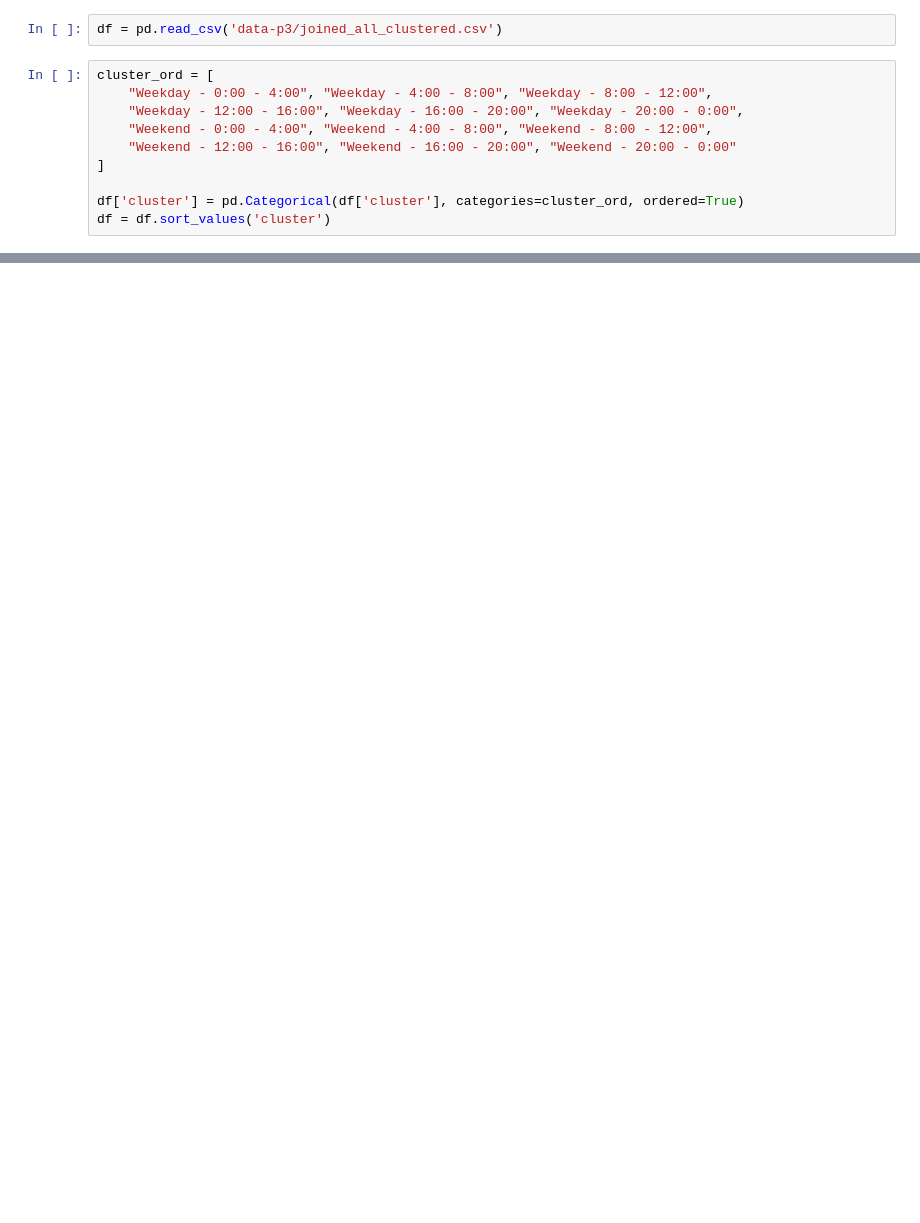
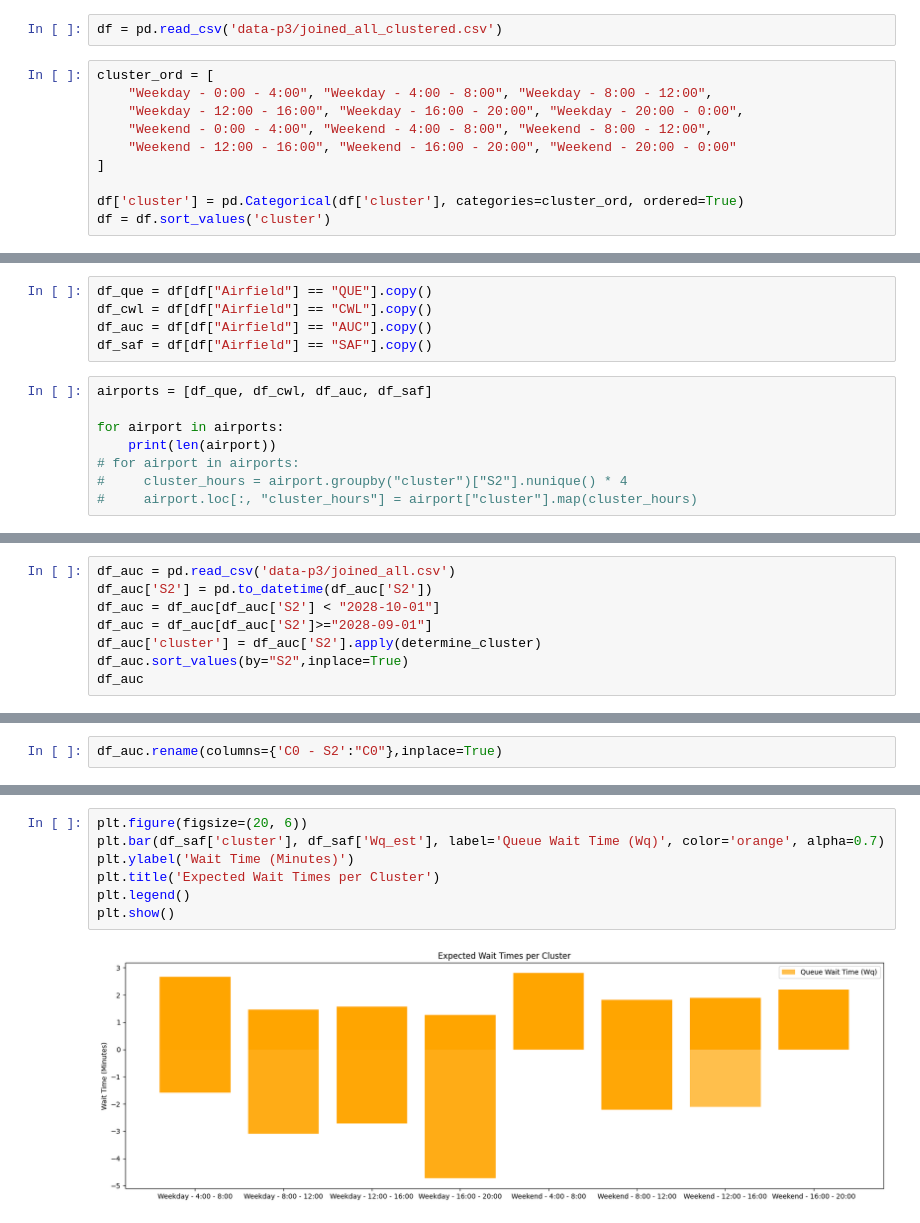
Before and after one commit to mairihallman/MAT-4376E-F24, a Jupyter notebook: 3-queueing-systems/regression.ipynb, the cells around one changed output, grey strips where cells are left out. Cells and saved outputs as stored; diff of their text form; blank space fills up the shorter version.

Commit message:
negative wait times (*sob*)

```diff
--- a/3-queueing-systems/regression.ipynb
+++ b/3-queueing-systems/regression.ipynb
@@ -129,0 +223,13 @@ df_qos
+# %%
+df_que = df[df["Airfield"] == "QUE"].copy()
+df_cwl = df[df["Airfield"] == "CWL"].copy()
+df_auc = df[df["Airfield"] == "AUC"].copy()
+df_saf = df[df["Airfield"] == "SAF"].copy()
+# %%
+airports = [df_que, df_cwl, df_auc, df_saf]
+
+for airport in airports:
+    print(len(airport))
+# for airport in airports:
+#     cluster_hours = airport.groupby("cluster")["S2"].nunique() * 4
+#     airport.loc[:, "cluster_hours"] = airport["cluster"].map(cluster_hours)
@@ -129,0 +243,8 @@ df_qos
+# %%
+df_auc = pd.read_csv('data-p3/joined_all.csv')
+df_auc['S2'] = pd.to_datetime(df_auc['S2'])
+df_auc = df_auc[df_auc['S2'] < "2028-10-01"]
+df_auc = df_auc[df_auc['S2']>="2028-09-01"]
+df_auc['cluster'] = df_auc['S2'].apply(determine_cluster)
+df_auc.sort_values(by="S2",inplace=True)
+df_auc
@@ -129,0 +265,2 @@ df_qos
+# %%
+df_auc.rename(columns={'C0 - S2':"C0"},inplace=True)
@@ -129,0 +313,9 @@ df_qos
+# %%
+plt.figure(figsize=(20, 6))
+plt.bar(df_saf['cluster'], df_saf['Wq_est'], label='Queue Wait Time (Wq)', color='orange', alpha=0.7)
+plt.ylabel('Wait Time (Minutes)')
+plt.title('Expected Wait Times per Cluster')
+plt.legend()
+plt.show()
+# %% [output]
+[figure, added]
```
Also changed, not shown: parts of 16 cells of this notebook, 5 other files.
